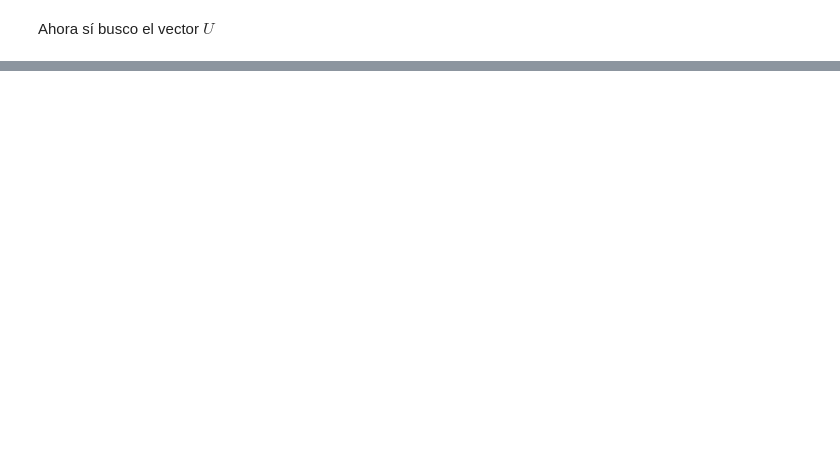
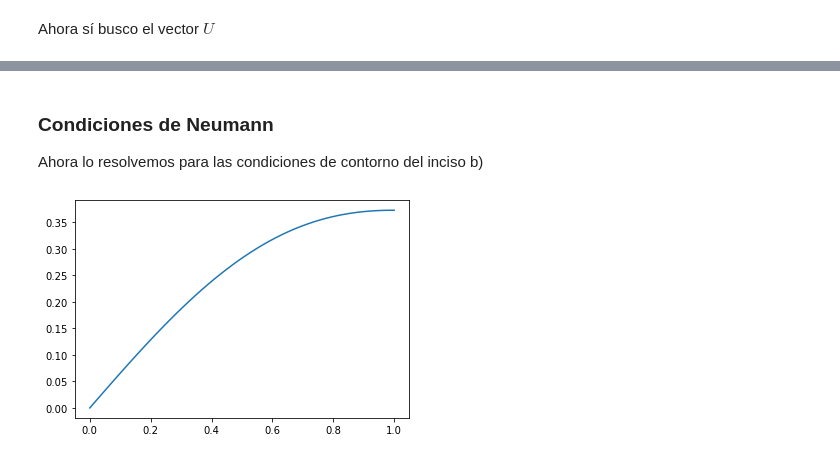
Before and after one commit to abonellitoro/imef_unsam, a Jupyter notebook: TP1/TP1.ipynb, the cells around one changed output, grey strips where cells are left out. Saved outputs shown, nothing was run; the diff lists cells and outputs as text; code cells hidden in the pictures; blank space fills up the shorter version.

```diff
--- a/TP1/TP1.ipynb
+++ b/TP1/TP1.ipynb
@@ -182,0 +148,13 @@ $K_{21}^2 U_{2} + K_{22}^2 U_3 = f_3 + Q_3$
+# %% [markdown]
+### Condiciones de Neumann
+Ahora lo resolvemos para las condiciones de contorno del inciso b)
+# %%
+A = 1/8
+B = .33
+x = np.linspace(0,1,50)
+y = A*np.cos(2*x) + B*np.sin(2*x) + 1/4*x**2 - 1/8
+
+plt.plot(x,y, '-')
+plt.show()
+# %% [output]
+[figure, added]
```
Also changed, not shown: parts of 10 cells of this notebook, 7 other files.
